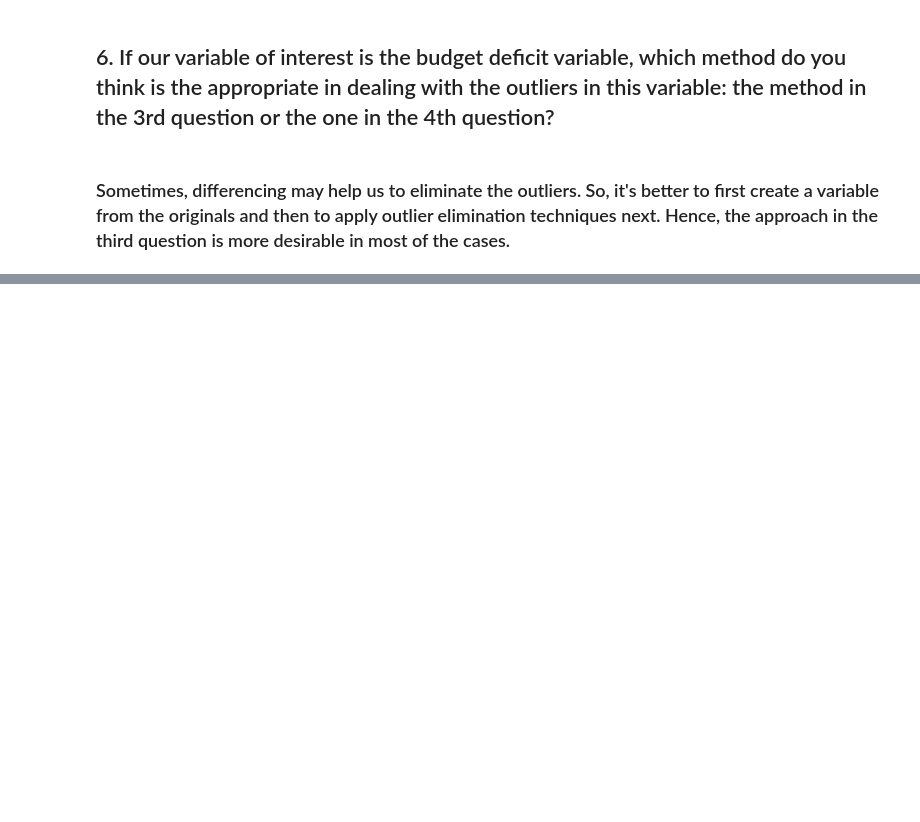
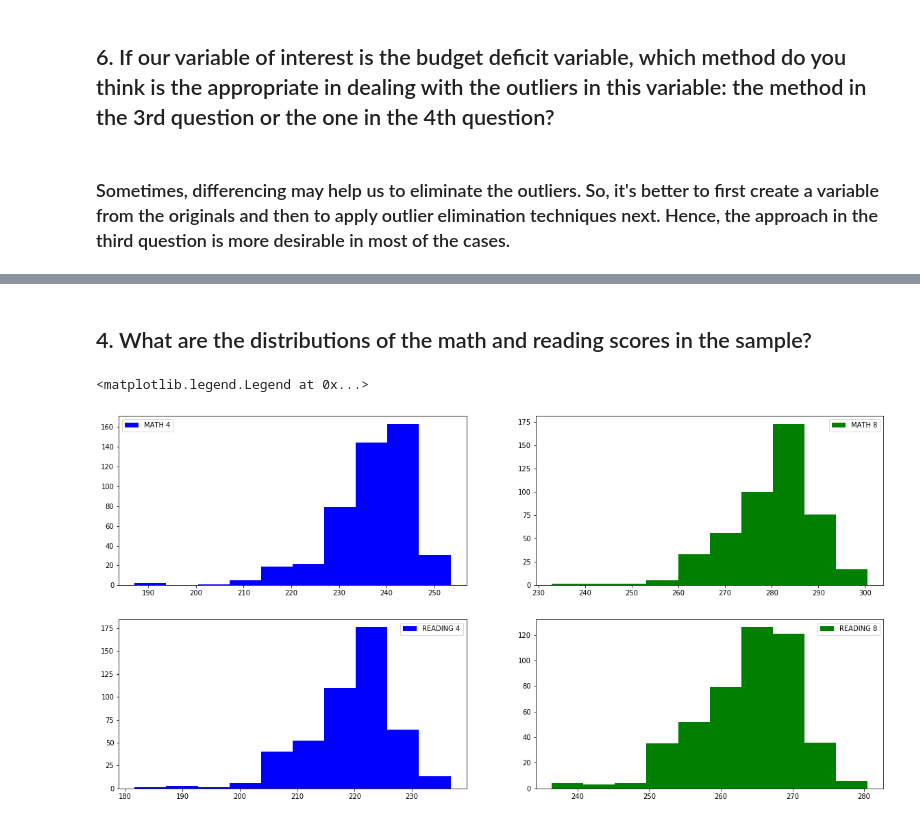
Before and after one commit to iamkkdev/Thinkful-github, a Jupyter notebook: Datamissing.ipynb, the cells around one changed output, grey strips where cells are left out. Drawn from its saved outputs; the diff is of its cells as text; code cells hidden in the pictures; blank space fills up the shorter version.

```diff
--- a/Datamissing.ipynb
+++ b/Datamissing.ipynb
@@ -419,0 +515,19 @@ pd.DataFrame({'original_budget': budget_deficit, 'winsorized_budget1': winsorize
+# %% [markdown]
+## 4. What are the distributions of the math and reading scores in the sample?
+# %%
+plt.figure(figsize= (20,10))
+plt.subplot(2,2,1)
+plt.hist(us5.AVG_MATH_4_SCORE, label = 'MATH 4', color = 'b')
+plt.legend()
+plt.subplot(2,2,2)
+plt.hist(us5.AVG_MATH_8_SCORE, label = 'MATH 8', color = 'g')
+plt.legend()
+plt.subplot(2,2,3)
+plt.hist(us5.AVG_READING_4_SCORE, label = 'READING 4', color = 'b')
+plt.legend()
+plt.subplot(2,2,4)
+plt.hist(us5.AVG_READING_8_SCORE, label = 'READING 8', color = 'g')
+plt.legend()
+# %% [output]
+<matplotlib.legend.Legend at 0x...>
+[figure, added]
```
Also changed, not shown: parts of 29 cells of this notebook.
